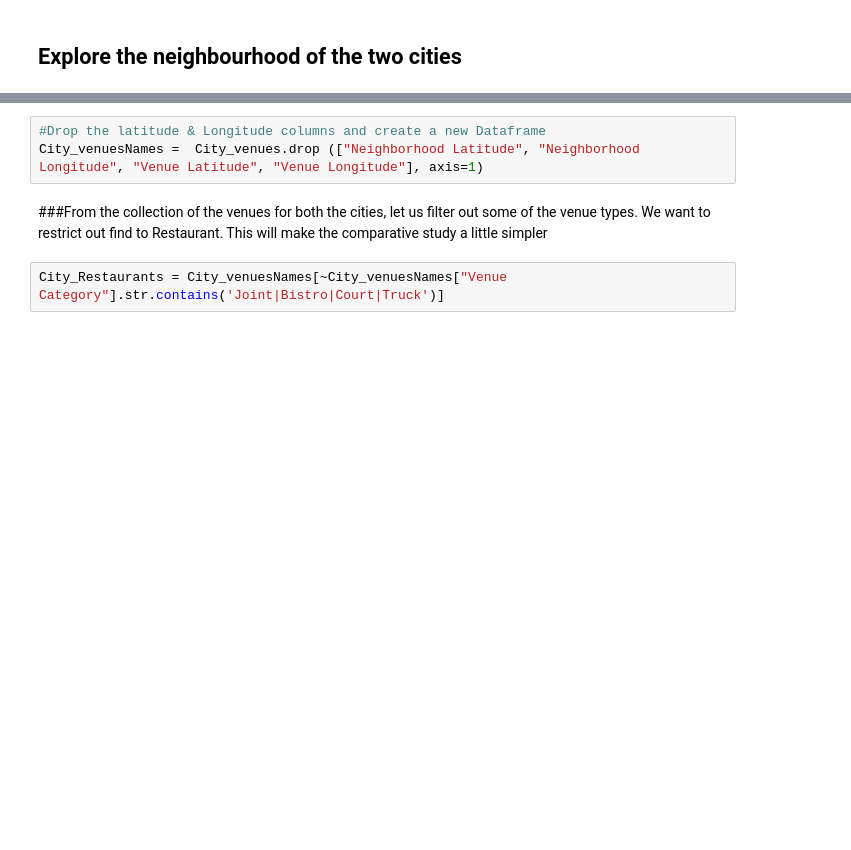
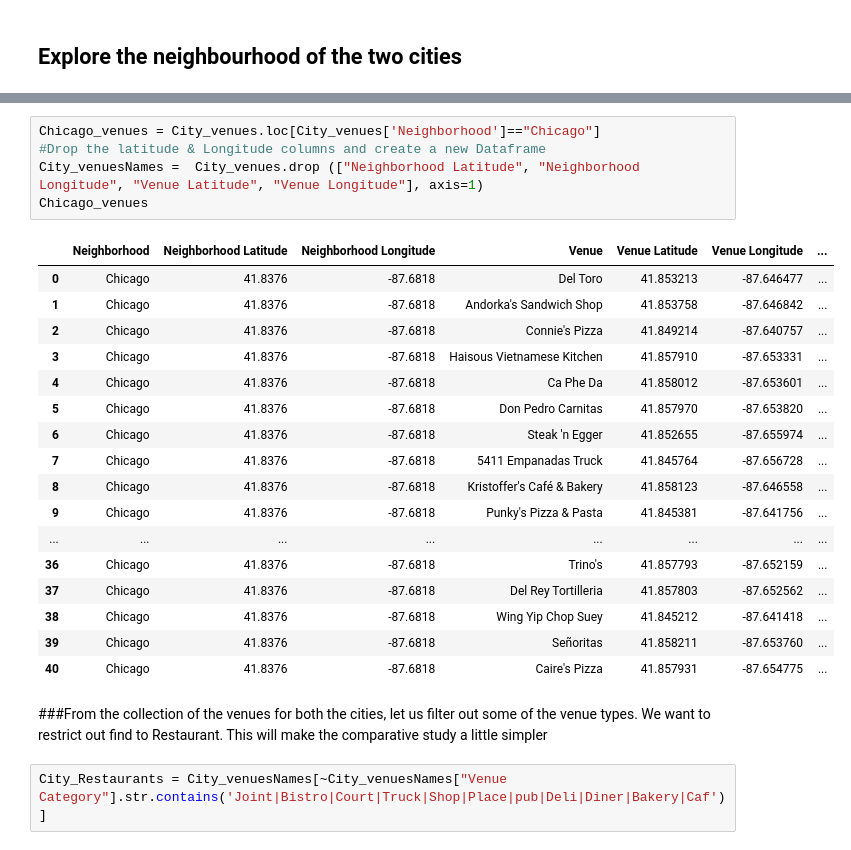
Before and after one commit to PARTHA72/Coursera_Capstone, a Jupyter notebook: Comparative Analysis between Chicago and Houston.ipynb, the cells around one changed output, grey strips where cells are left out. Cells and saved outputs as stored; diff of their text form; blank space fills up the shorter version.

```diff
--- a/Comparative Analysis between Chicago and Houston.ipynb
+++ b/Comparative Analysis between Chicago and Houston.ipynb
@@ -224,12 +205,32 @@ City_venues
 |  | Taco Place | 2 | 2 | 2 | 2 | ... |
 |  | Thai Restaurant | 1 | 1 | 1 | 1 | ... |
 # %%
+Chicago_venues = City_venues.loc[City_venues['Neighborhood']=="Chicago"]
 #Drop the latitude & Longitude columns and create a new Dataframe
 City_venuesNames =  City_venues.drop (["Neighborhood Latitude", "Neighborhood Longitude", "Venue Latitude", "Venue Longitude"], axis=1)
+Chicago_venues
+# %% [output]
+|  | Neighborhood | Neighborhood Latitude | Neighborhood Longitude | Venue | Venue Latitude | Venue Longitude | ... |
+| 0 | Chicago | 41.8376 | -87.6818 | Del Toro | 41.853213 | -87.646477 | ... |
+| 1 | Chicago | 41.8376 | -87.6818 | Andorka's Sandwich Shop | 41.853758 | -87.646842 | ... |
+| 2 | Chicago | 41.8376 | -87.6818 | Connie's Pizza | 41.849214 | -87.640757 | ... |
+| 3 | Chicago | 41.8376 | -87.6818 | Haisous Vietnamese Kitchen | 41.857910 | -87.653331 | ... |
+| 4 | Chicago | 41.8376 | -87.6818 | Ca Phe Da | 41.858012 | -87.653601 | ... |
+| 5 | Chicago | 41.8376 | -87.6818 | Don Pedro Carnitas | 41.857970 | -87.653820 | ... |
+| 6 | Chicago | 41.8376 | -87.6818 | Steak 'n Egger | 41.852655 | -87.655974 | ... |
+| 7 | Chicago | 41.8376 | -87.6818 | 5411 Empanadas Truck | 41.845764 | -87.656728 | ... |
+| 8 | Chicago | 41.8376 | -87.6818 | Kristoffer's Café & Bakery | 41.858123 | -87.646558 | ... |
+| 9 | Chicago | 41.8376 | -87.6818 | Punky's Pizza & Pasta | 41.845381 | -87.641756 | ... |
+| ... | ... | ... | ... | ... | ... | ... | ... |
+| 36 | Chicago | 41.8376 | -87.6818 | Trino's | 41.857793 | -87.652159 | ... |
+| 37 | Chicago | 41.8376 | -87.6818 | Del Rey Tortilleria | 41.857803 | -87.652562 | ... |
+| 38 | Chicago | 41.8376 | -87.6818 | Wing Yip Chop Suey | 41.845212 | -87.641418 | ... |
+| 39 | Chicago | 41.8376 | -87.6818 | Señoritas | 41.858211 | -87.653760 | ... |
+| 40 | Chicago | 41.8376 | -87.6818 | Caire's Pizza | 41.857931 | -87.654775 | ... |
 # %% [markdown]
 ###From the collection of the venues for both the cities, let us filter out some of the venue types. We want to restrict out find to Restaurant. This will make the comparative study a little simpler
 # %%
-City_Restaurants = City_venuesNames[~City_venuesNames["Venue Category"].str.contains('Joint|Bistro|Court|Truck')]
+City_Restaurants = City_venuesNames[~City_venuesNames["Venue Category"].str.contains('Joint|Bistro|Court|Truck|Shop|Place|pub|Deli|Diner|Bakery|Caf')]
 # %%
 pd.pivot_table(City_Restaurants, index= "Venue Category", columns = "Neighborhood", fill_value=0, aggfunc=lambda x: np.count_nonzero(x))
 # %% [output]
```
Also changed, not shown: parts of 13 cells of this notebook.
